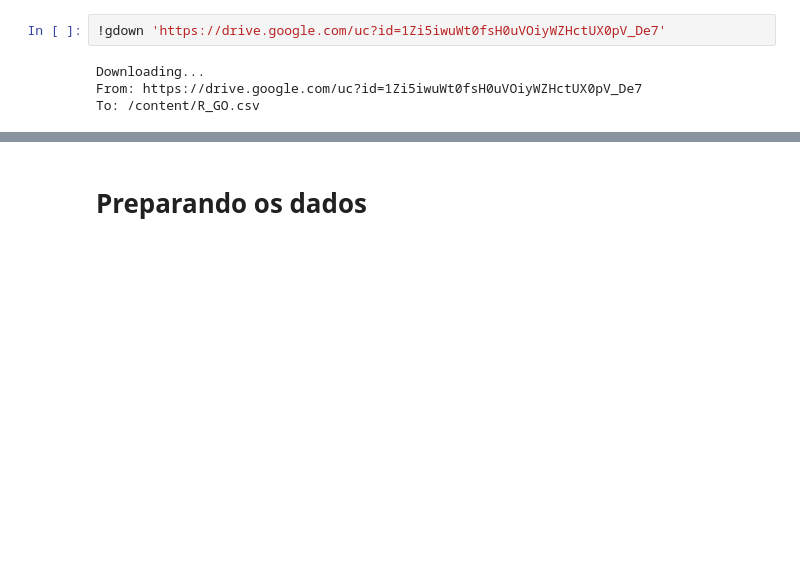
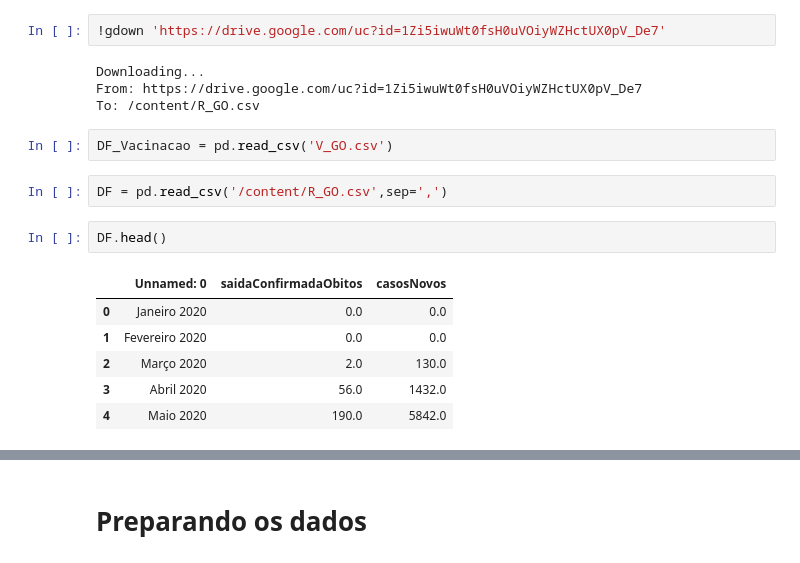
Before and after one commit to laysfreitas/Covid_Dados, a Jupyter notebook: LSTM_Covid_Data_Obitos.ipynb, the cells around one changed output, grey strips where cells are left out. Saved outputs shown, nothing was run; the diff lists cells and outputs as text; blank space fills up the shorter version.

```diff
--- a/LSTM_Covid_Data_Obitos.ipynb
+++ b/LSTM_Covid_Data_Obitos.ipynb
@@ -18,3 +18,16 @@ import matplotlib.pyplot as plt
 Downloading...
 From: https://drive.google.com/uc?id=1Zi5iwuWt0fsH0uVOiyWZHctUX0pV_De7
 To: /content/R_GO.csv
+# %%
+DF_Vacinacao = pd.read_csv('V_GO.csv')
+# %%
+DF = pd.read_csv('/content/R_GO.csv',sep=',')
+# %%
+DF.head()
+# %% [output]
+|  | Unnamed: 0 | saidaConfirmadaObitos | casosNovos |
+| 0 | Janeiro 2020 | 0.0 | 0.0 |
+| 1 | Fevereiro 2020 | 0.0 | 0.0 |
+| 2 | Março 2020 | 2.0 | 130.0 |
+| 3 | Abril 2020 | 56.0 | 1432.0 |
+| 4 | Maio 2020 | 190.0 | 5842.0 |
```
Also changed, not shown: parts of 19 cells of this notebook.
